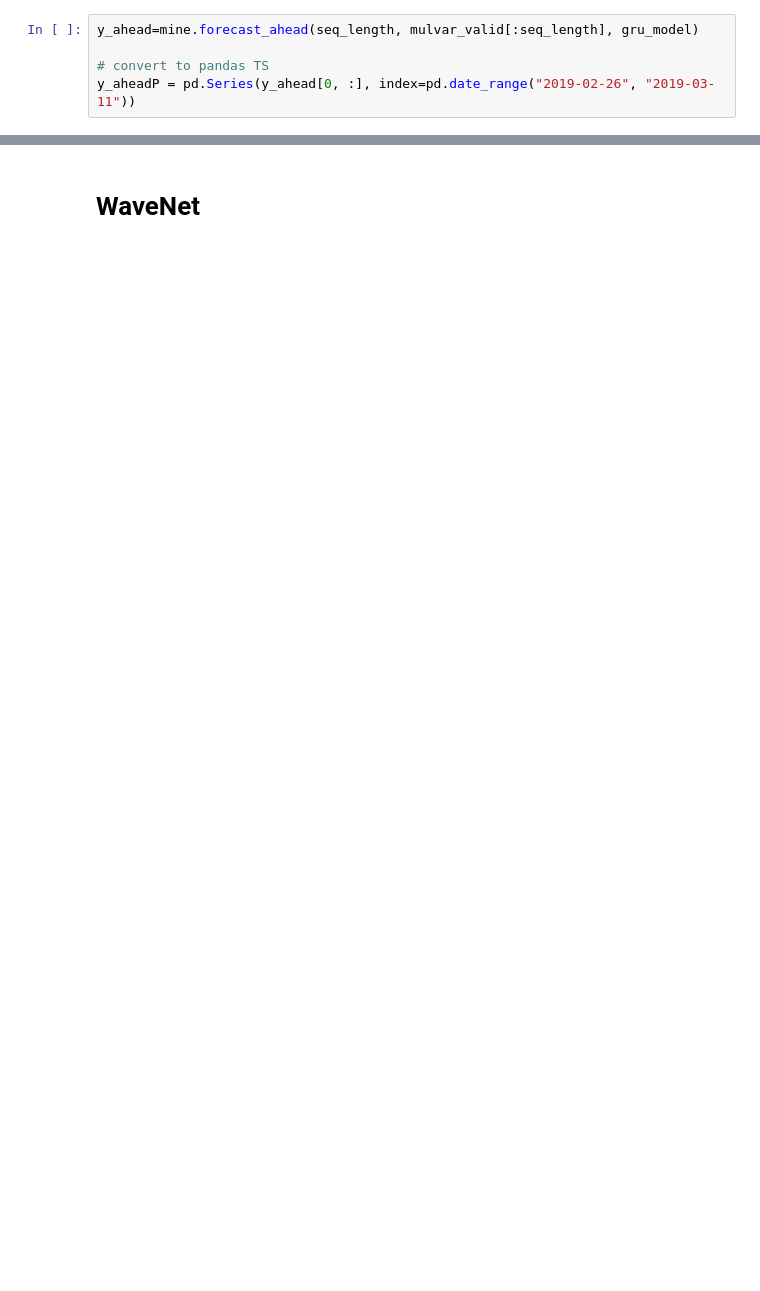
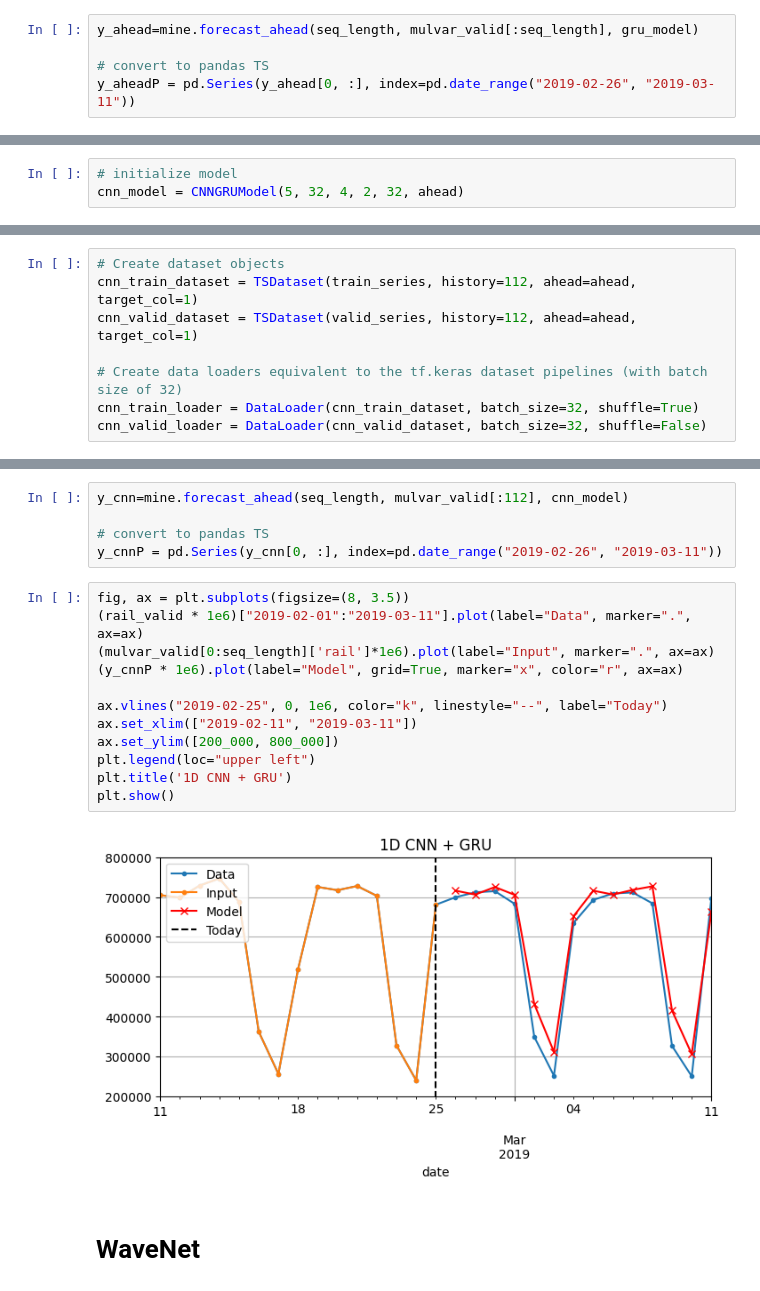
Before and after one commit to rsnemmen/chicago-transit-forecasting, a Jupyter notebook: 4_LSTM—need_NVIDIA_GPU.ipynb, the cells around one changed output, grey strips where cells are left out. Saved outputs shown, nothing was run; the diff lists cells and outputs as text; blank space fills up the shorter version.

```diff
--- a/4_LSTM—need_NVIDIA_GPU.ipynb
+++ b/4_LSTM—need_NVIDIA_GPU.ipynb
@@ -386,0 +460,3 @@ fit_and_evaluate(conv_rnn_model, downsampled_train, downsampled_valid,
+# %%
+# initialize model
+cnn_model = CNNGRUModel(5, 32, 4, 2, 32, ahead)
@@ -386,0 +465,8 @@ fit_and_evaluate(conv_rnn_model, downsampled_train, downsampled_valid,
+# %%
+# Create dataset objects
+cnn_train_dataset = TSDataset(train_series, history=112, ahead=ahead, target_col=1)
+cnn_valid_dataset = TSDataset(valid_series, history=112, ahead=ahead, target_col=1)
+
+# Create data loaders equivalent to the tf.keras dataset pipelines (with batch size of 32)
+cnn_train_loader = DataLoader(cnn_train_dataset, batch_size=32, shuffle=True)
+cnn_valid_loader = DataLoader(cnn_valid_dataset, batch_size=32, shuffle=False)
@@ -387,2 +482,21 @@ fit_and_evaluate(conv_rnn_model, downsampled_train, downsampled_valid,
+# %%
+y_cnn=mine.forecast_ahead(seq_length, mulvar_valid[:112], cnn_model)
+
+# convert to pandas TS
+y_cnnP = pd.Series(y_cnn[0, :], index=pd.date_range("2019-02-26", "2019-03-11"))
+# %%
+fig, ax = plt.subplots(figsize=(8, 3.5))
+(rail_valid * 1e6)["2019-02-01":"2019-03-11"].plot(label="Data", marker=".", ax=ax)
+(mulvar_valid[0:seq_length]['rail']*1e6).plot(label="Input", marker=".", ax=ax)
+(y_cnnP * 1e6).plot(label="Model", grid=True, marker="x", color="r", ax=ax)
+
+ax.vlines("2019-02-25", 0, 1e6, color="k", linestyle="--", label="Today")
+ax.set_xlim(["2019-02-11", "2019-03-11"])
+ax.set_ylim([200_000, 800_000])
+plt.legend(loc="upper left")
+plt.title('1D CNN + GRU')
+plt.show()
+# %% [output]
+[figure, added]
 # %% [markdown]
 # WaveNet
```
Also changed, not shown: parts of 38 cells of this notebook, 2 other files.
